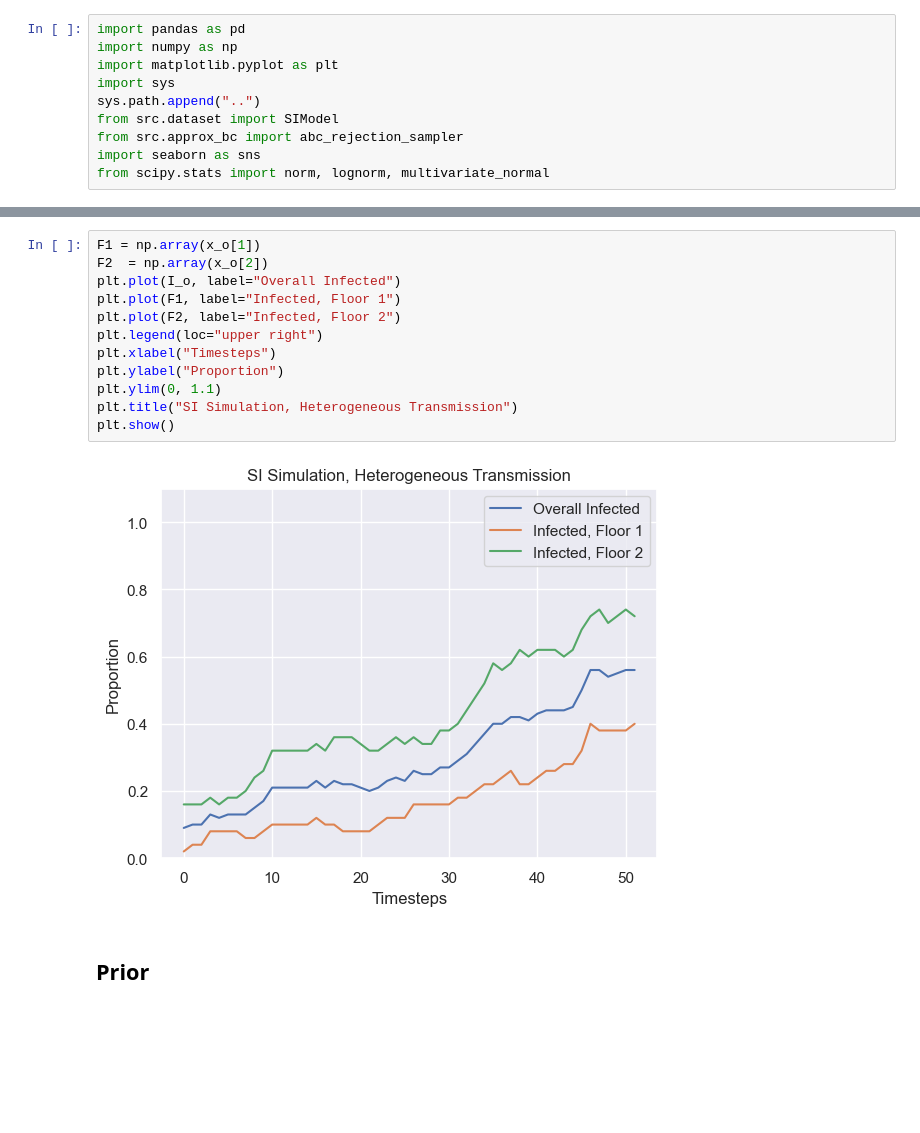
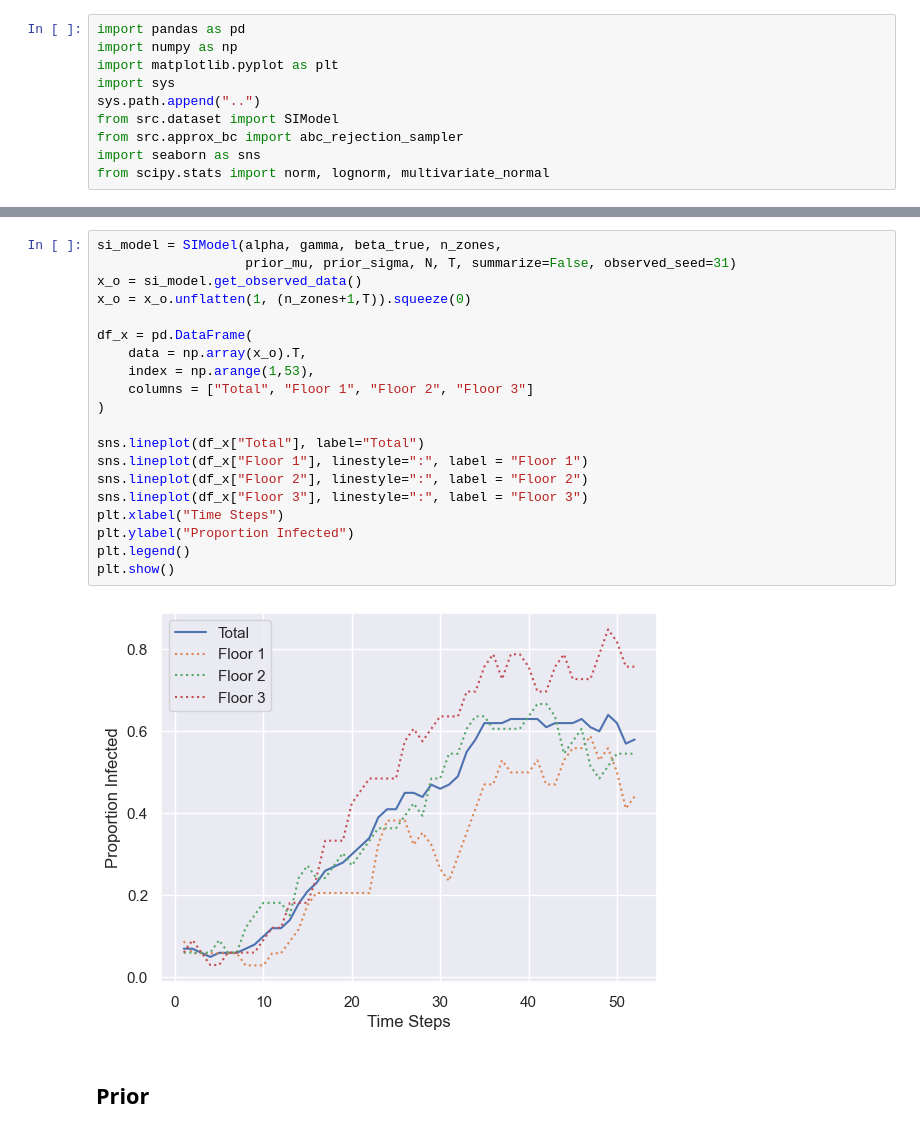
Before and after one commit to epibayes/np-epid, a Jupyter notebook: notebooks/si_sim_het.ipynb, the cells around one changed output, grey strips where cells are left out. Cells and saved outputs as stored; diff of their text form; blank space fills up the shorter version.

```diff
--- a/notebooks/si_sim_het.ipynb
+++ b/notebooks/si_sim_het.ipynb
@@ -40,17 +23,25 @@ plt.show()
-# %%
-F1 = np.array(x_o[1])
-F2  = np.array(x_o[2])
-plt.plot(I_o, label="Overall Infected")
-plt.plot(F1, label="Infected, Floor 1")
-plt.plot(F2, label="Infected, Floor 2")
-plt.legend(loc="upper right")
-plt.xlabel("Timesteps")
-plt.ylabel("Proportion")
-plt.ylim(0, 1.1)
-plt.title("SI Simulation, Heterogeneous Transmission")
-plt.show()
-# %% [output]
-[figure, removed]
+# %%
+si_model = SIModel(alpha, gamma, beta_true, n_zones,
+                   prior_mu, prior_sigma, N, T, summarize=False, observed_seed=31)
+x_o = si_model.get_observed_data()
+x_o = x_o.unflatten(1, (n_zones+1,T)).squeeze(0)
+
+df_x = pd.DataFrame(
+    data = np.array(x_o).T,
+    index = np.arange(1,53),
+    columns = ["Total", "Floor 1", "Floor 2", "Floor 3"]
+)
+
+sns.lineplot(df_x["Total"], label="Total")
+sns.lineplot(df_x["Floor 1"], linestyle=":", label = "Floor 1")
+sns.lineplot(df_x["Floor 2"], linestyle=":", label = "Floor 2")
+sns.lineplot(df_x["Floor 3"], linestyle=":", label = "Floor 3")
+plt.xlabel("Time Steps")
+plt.ylabel("Proportion Infected")
+plt.legend()
+plt.show()
+# %% [output]
+[figure, added]
 # %% [markdown]
 ## Prior
 # %%
```
Also changed, not shown: parts of 44 cells of this notebook, 9 other files.
